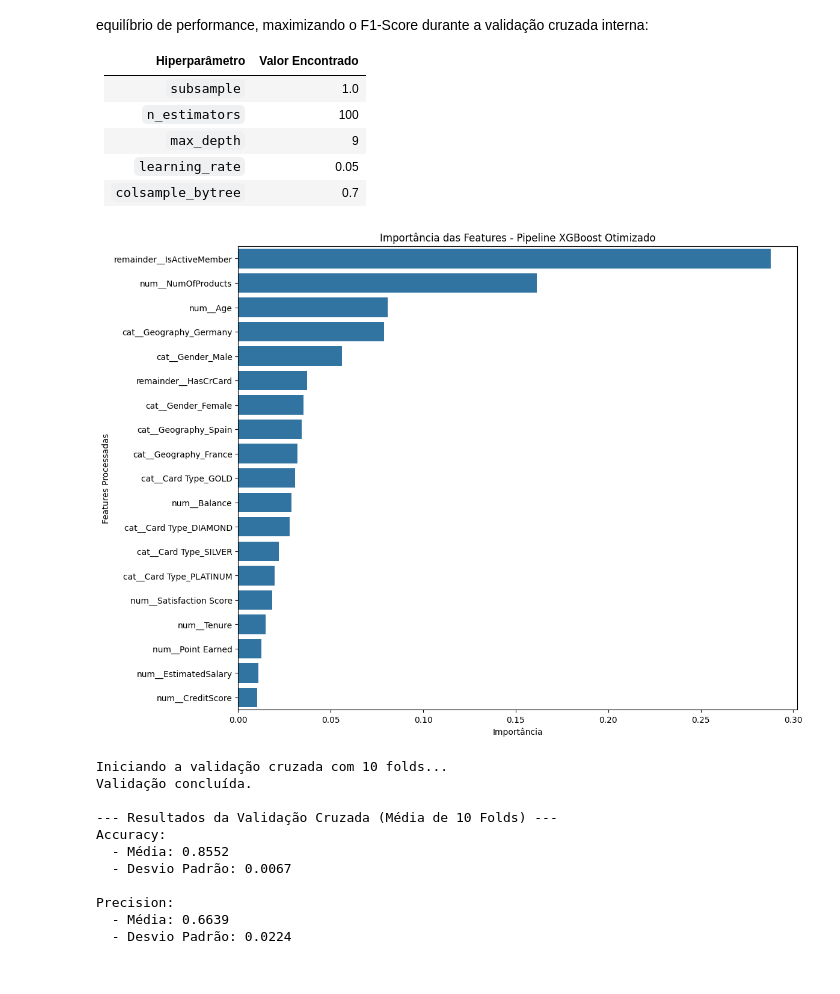
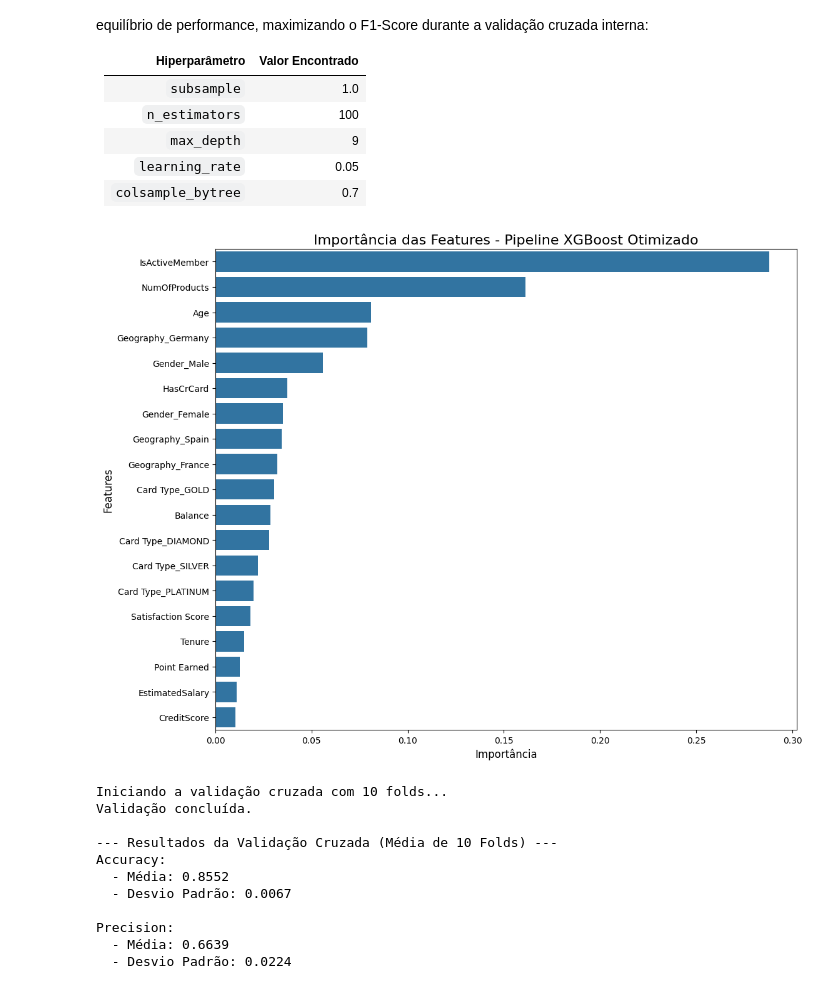
Before and after one commit to Lakand/Tech-Challenge-3, a Jupyter notebook: tech_challenge_3.ipynb, the cells around one changed output. Saved outputs shown, nothing was run; the diff lists cells and outputs as text; code cells hidden in the pictures.

```diff
--- a/tech_challenge_3.ipynb
+++ b/tech_challenge_3.ipynb
@@ -110,3 +110,8 @@ Data columns (total 18 columns):
 'Satisfaction Score': 5 valores únicos
 'Card Type': 4 valores únicos
 'Point Earned': 785 valores únicos
+# %%
+df = df.drop(columns=['RowNumber', 'CustomerId', 'Surname'])
+
+print("Colunas removidas com sucesso.")
+print("Shape do novo DataFrame:", df_cleaned.shape)
@@ -423,7 +426,7 @@ Name: proportion, dtype: float64
 # Pré-processamento dos dados
 # %%
 df_ajustado.dropna(inplace=True)
-X = df_ajustado.drop(columns=['RowNumber', 'CustomerId', 'Surname', 'Exited'])
+X = df_ajustado.drop(columns=['Exited'])
 y = df_ajustado['Exited']
 
 X_train, X_test, y_train, y_test = train_test_split(
@@ -751,19 +764,33 @@ A busca aleatória inicial identificou que um modelo com as seguintes caracterí
 | `colsample_bytree` | 0.7              |
 # %%
 xgb_model_in_pipeline = best_final_pipeline.named_steps['classifier']
-
 feature_names_processed = best_final_pipeline.named_steps['preprocessor'].get_feature_names_out()
 
 feature_importances = pd.Series(xgb_model_in_pipeline.feature_importances_, index=feature_names_processed)
+
+def clean_feature_names(names):
+    cleaned_names = []
+    for name in names:
+        if name.startswith('num__'):
+            cleaned_names.append(name.replace('num__', ''))
+        elif name.startswith('cat__'):
+            cleaned_names.append(name.replace('cat__', ''))
+        elif name.startswith('remainder__'):
+            cleaned_names.append(name.replace('remainder__', ''))
+        else:
+            cleaned_names.append(name)
+    return cleaned_names
+
+feature_importances.index = clean_feature_names(feature_importances.index)
 
 sorted_importances = feature_importances.sort_values(ascending=False)
 
 plt.figure(figsize=(12, 10))
 sns.barplot(x=sorted_importances, y=sorted_importances.index)
-plt.title('Importância das Features - Pipeline XGBoost Otimizado')
-plt.xlabel('Importância')
-plt.ylabel('Features Processadas')
+plt.title('Importância das Features - Pipeline XGBoost Otimizado', fontsize=16)
+plt.xlabel('Importância', fontsize=12)
+plt.ylabel('Features', fontsize=12)
 plt.show()
 # %% [output]
-[figure, old version]
+[figure, new version]
 # %%
```
Also changed, not shown: parts of 14 cells of this notebook.
